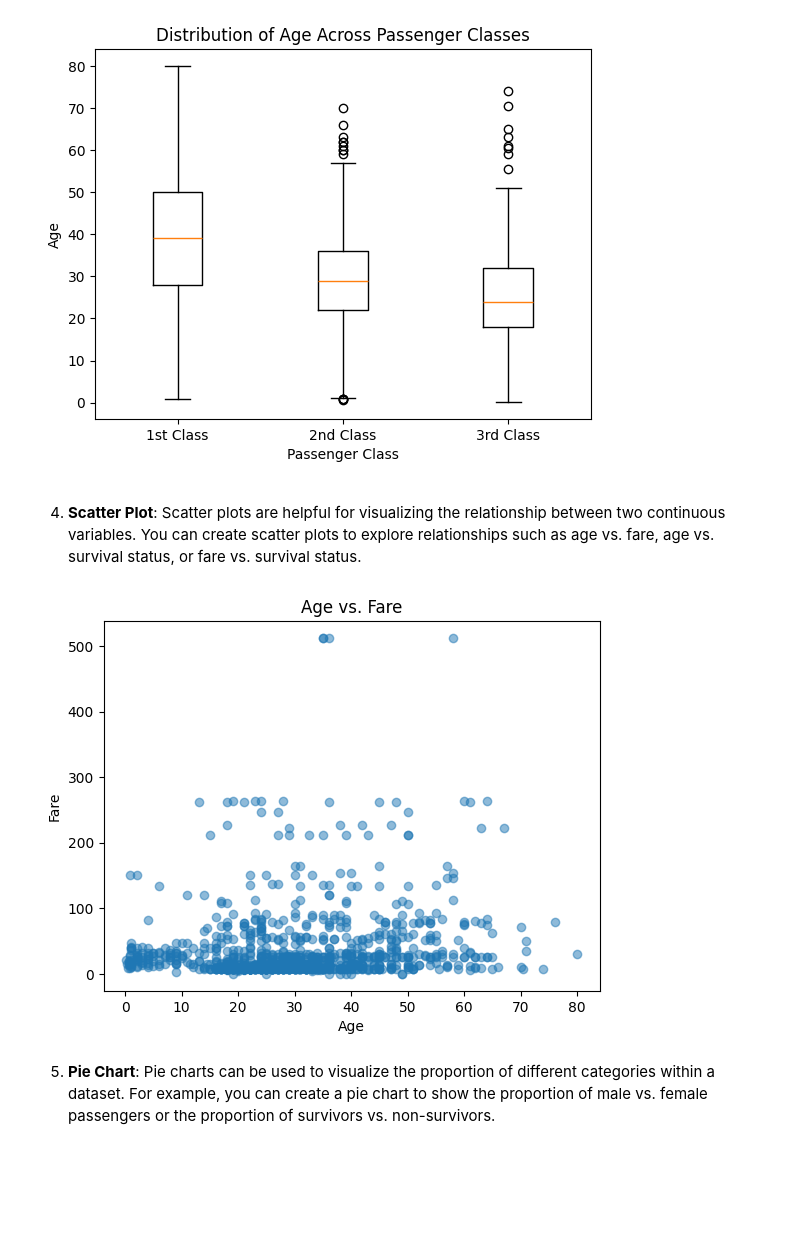
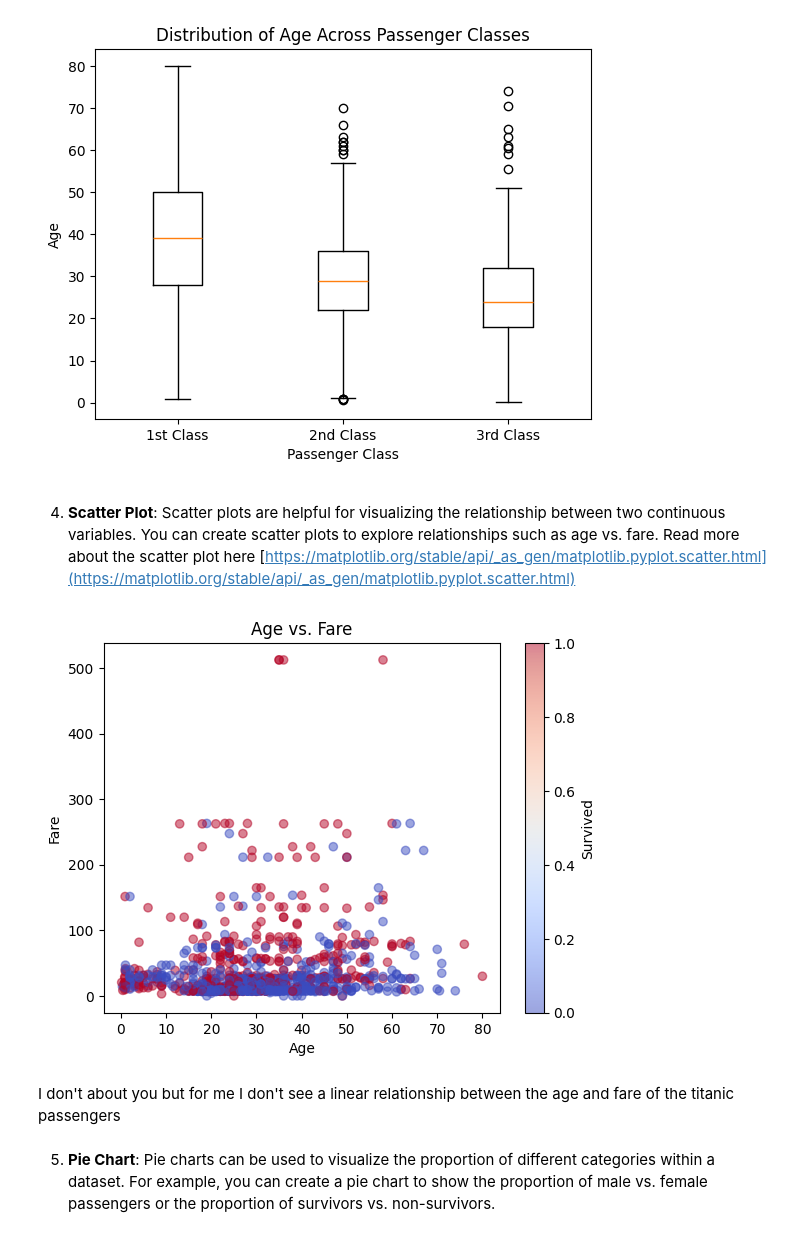
Before and after one commit to dataidea/dataidea, a Jupyter notebook: nbs/Python Data Analysis/Week3 Visualization/31_matplotlib_refined.ipynb, the cells around one changed output. Cells and saved outputs as stored; diff of their text form; code cells hidden in the pictures; blank space fills up the shorter version.

```diff
--- a/nbs/Python Data Analysis/Week3 Visualization/31_matplotlib_refined.ipynb
+++ b/nbs/Python Data Analysis/Week3 Visualization/31_matplotlib_refined.ipynb
@@ -149,16 +149,25 @@ plt.show()
 <script>
      (adsbygoogle = window.adsbygoogle || []).push({});
 </script>
-4. **Scatter Plot**: Scatter plots are helpful for visualizing the relationship between two continuous variables. You can create scatter plots to explore relationships such as age vs. fare, age vs. survival status, or fare vs. survival status.
+4. **Scatter Plot**: Scatter plots are helpful for visualizing the relationship between two continuous variables. You can create scatter plots to explore relationships such as age vs. fare. Read more about the scatter plot here [https://matplotlib.org/stable/api/_as_gen/matplotlib.pyplot.scatter.html](https://matplotlib.org/stable/api/_as_gen/matplotlib.pyplot.scatter.html)
 # %%
 # 4. Scatter Plot - Age vs. Fare
-plt.scatter(titanic_df['age'], titanic_df['fare'], alpha=0.5)
+plt.scatter(
+    x=titanic_df['age'],
+    y=titanic_df['fare'],
+    alpha=.5,
+    c=titanic_df['survived'],
+    cmap='coolwarm'
+)
 plt.xlabel('Age')
 plt.ylabel('Fare')
 plt.title('Age vs. Fare')
+plt.colorbar(label='Survived')
 plt.show()
 # %% [output]
-[figure, old version]
+[figure, new version]
+# %% [markdown]
+I don't about you but for me I don't see a linear relationship between the age and fare of the titanic passengers
 # %% [markdown]
 
 5. **Pie Chart**: Pie charts can be used to visualize the proportion of different categories within a dataset. For example, you can create a pie chart to show the proportion of male vs. female passengers or the proportion of survivors vs. non-survivors.
```
Also changed, not shown: parts of 8 cells of this notebook.
